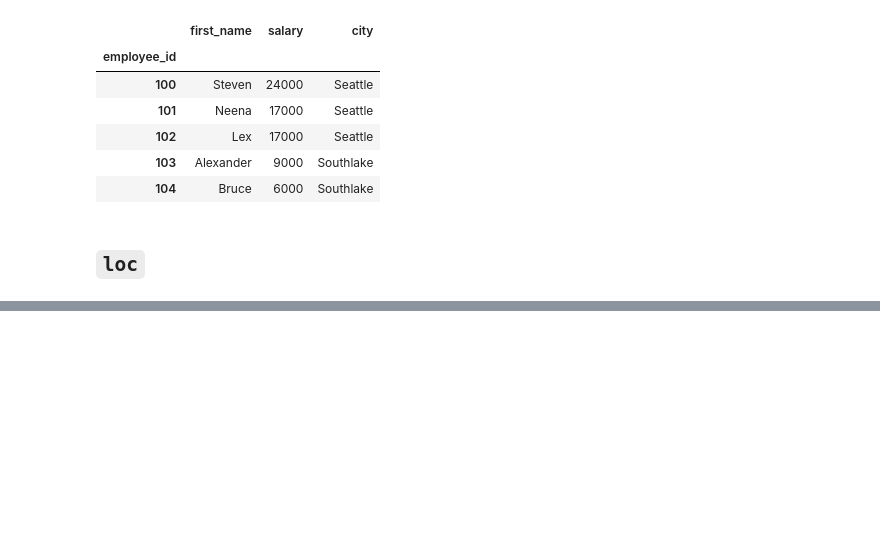
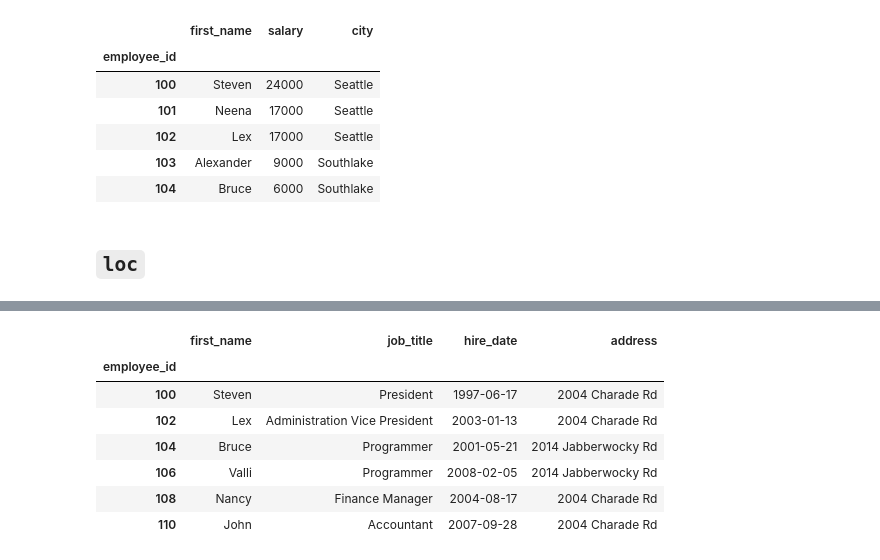
Before and after one commit to piotrgradzinski/dap_20230114, a Jupyter notebook: day_7_pgg/emps_access_filtering.ipynb, the cells around one changed output, grey strips where cells are left out. Drawn from its saved outputs; the diff is of its cells as text; code cells hidden in the pictures; blank space fills up the shorter version.

```diff
--- a/day_7_pgg/emps_access_filtering.ipynb
+++ b/day_7_pgg/emps_access_filtering.ipynb
@@ -284,0 +343,11 @@ emps.iloc[0:5, [0, 3, -2]]
+# %%
+emps.loc[100:110:2, 'first_name':'address':2]
+# %% [output]
+|  | first_name | job_title | hire_date | address |
+| employee_id |  |  |  |  |
+| 100 | Steven | President | 1997-06-17 | 2004 Charade Rd |
+| 102 | Lex | Administration Vice President | 2003-01-13 | 2004 Charade Rd |
+| 104 | Bruce | Programmer | 2001-05-21 | 2014 Jabberwocky Rd |
+| 106 | Valli | Programmer | 2008-02-05 | 2014 Jabberwocky Rd |
+| 108 | Nancy | Finance Manager | 2004-08-17 | 2004 Charade Rd |
+| 110 | John | Accountant | 2007-09-28 | 2004 Charade Rd |
```
Also changed, not shown: parts of 7 cells of this notebook.
